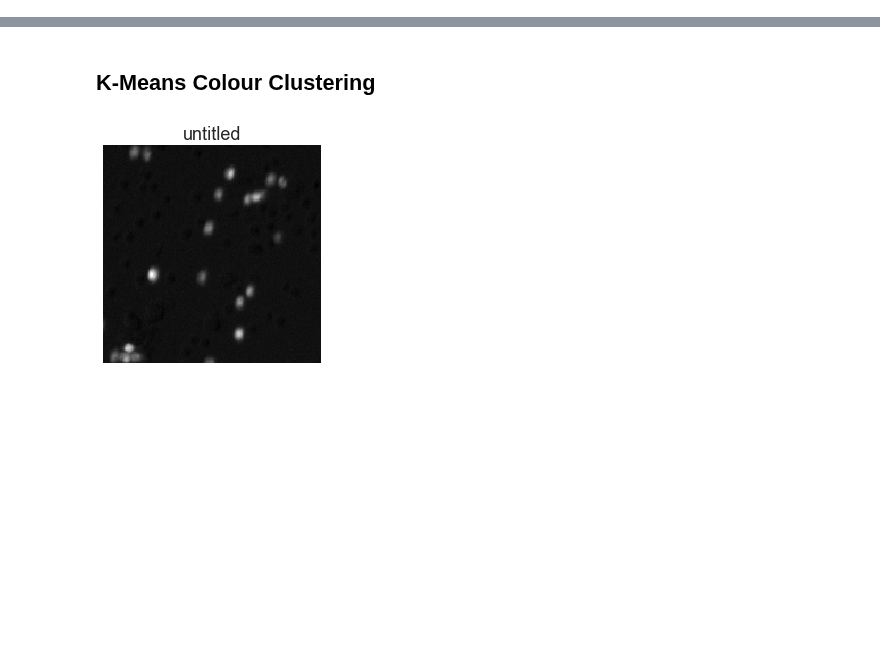
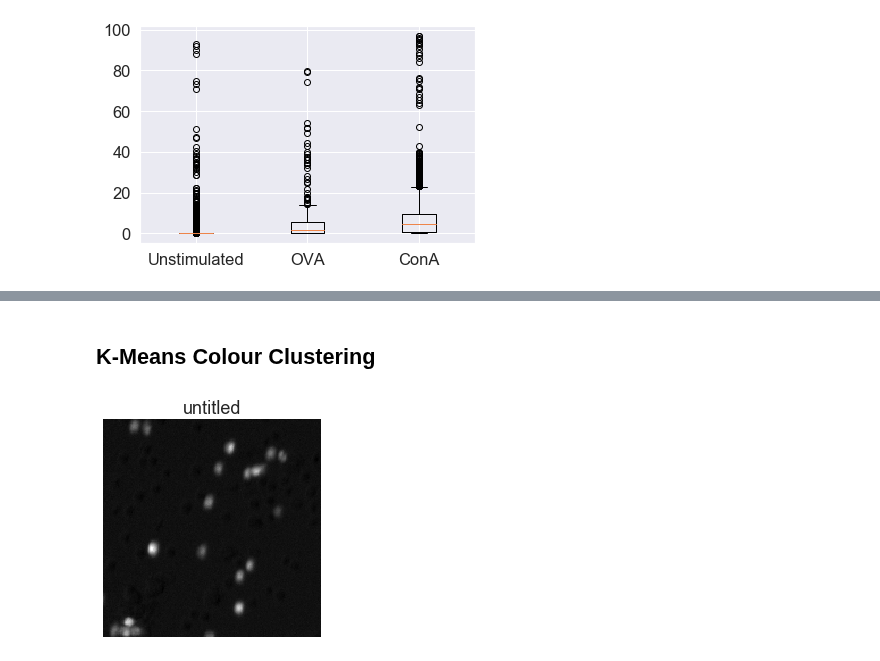
Before and after one commit to leonore/deep-learning-for-immune-cells, a Jupyter notebook: src/image_segmentation.ipynb, the cells around one changed output, grey strips where cells are left out. Drawn from its saved outputs; the diff is of its cells as text; code cells hidden in the pictures; blank space fills up the shorter version.

```diff
--- a/src/image_segmentation.ipynb
+++ b/src/image_segmentation.ipynb
@@ -9,0 +87,5 @@ from plot_helpers import show_image
+# %%
+fig = plt.boxplot([overlaps[overlaps[:, 1] == 0], overlaps[overlaps[:, 1] == 1, 0], overlaps[overlaps[:, 1] == 2, 0]])
+xticks = plt.xticks([1,2,3], ["Unstimulated", "OVA", "ConA"])
+# %% [output]
+[figure, added]
```
Also changed, not shown: parts of 19 cells of this notebook, 1 other file.
